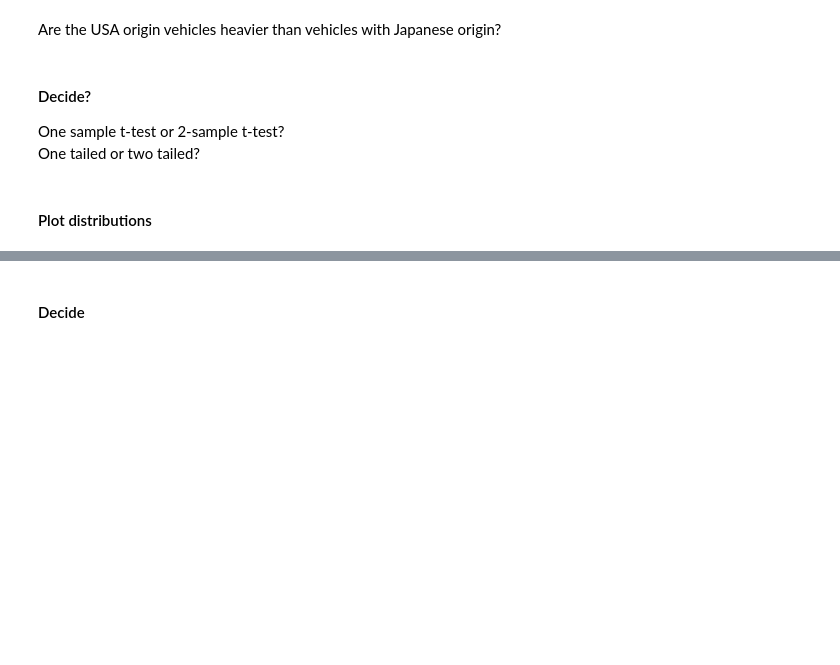
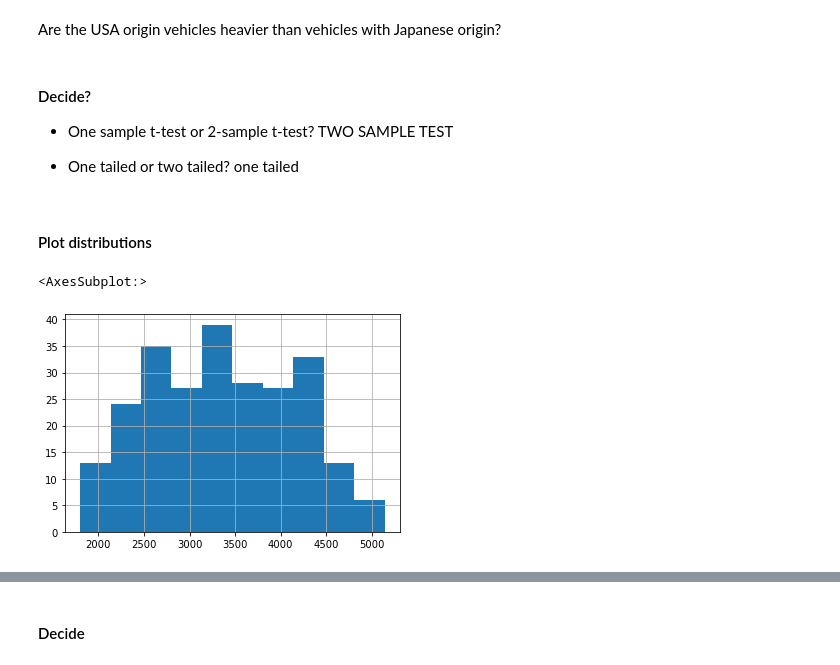
Before and after one commit to brianclements03/statistics-exercises, a Jupyter notebook: comparing_means-lesson.ipynb, the cells around one changed output, grey strips where cells are left out. Saved outputs shown, nothing was run; the diff lists cells and outputs as text; code cells hidden in the pictures; blank space fills up the shorter version.

```diff
--- a/comparing_means-lesson.ipynb
+++ b/comparing_means-lesson.ipynb
@@ -363,7 +464,13 @@ japan_weight = df[df.origin == 'japan'].weight
 # %% [markdown]
 #### Decide?
 
-One sample t-test or 2-sample t-test?
-One tailed or two tailed?
+- One sample t-test or 2-sample t-test?  TWO SAMPLE TEST
+
+- One tailed or two tailed?   one tailed
 # %% [markdown]
 #### Plot distributions
+# %%
+usa_weight.hist()
+# %% [output]
+<AxesSubplot:>
+[figure, added]
```
Also changed, not shown: parts of 38 cells of this notebook, 2 other files.
